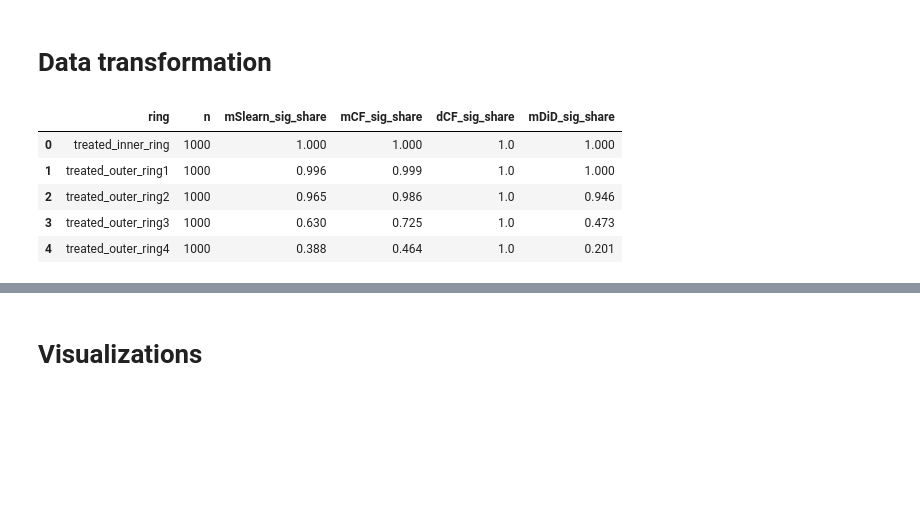
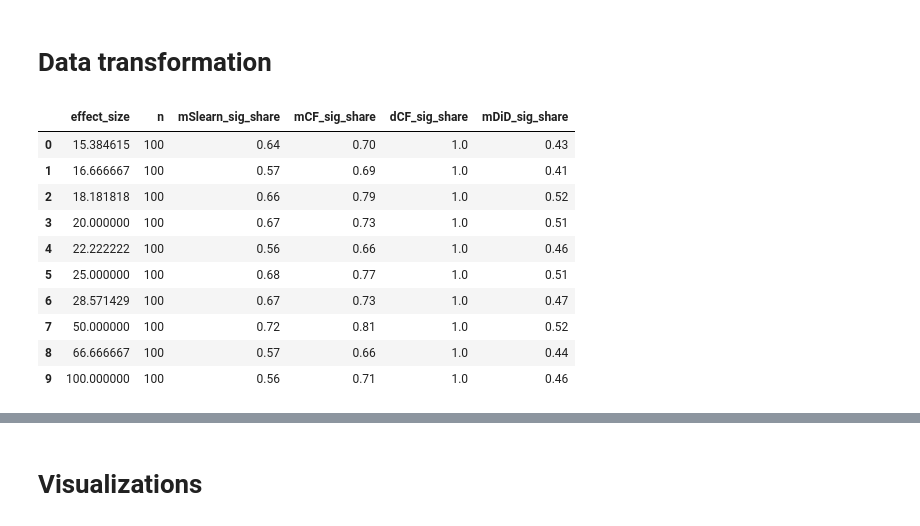
Before and after one commit to Andrew10MAIN/causal_ML_with_spilovers_of_treatment, a Jupyter notebook: 05_results/02_visualization/results_visualizations.ipynb, the cells around one changed output, grey strips where cells are left out. Drawn from its saved outputs; the diff is of its cells as text; code cells hidden in the pictures; blank space fills up the shorter version.

Commit message:
visualizations of results

```diff
--- a/05_results/02_visualization/results_visualizations.ipynb
+++ b/05_results/02_visualization/results_visualizations.ipynb
@@ -55,12 +67,29 @@ df_sig, df_flagged = compute_significance_share(
     parameter_col="ring",
     model_dict=model_dict
 )
+
+df_sig2, df_flagged2 = compute_significance_share(
+    df=df_results[df_results['ring'] == 'treated_inner_ring'],
+    parameter_col="effect_size",
+    model_dict=model_dict
+)
+
+df_sig3, df_flagged3 = compute_significance_share(
+    df=df_results[df_results['ring'] == 'treated_outer_ring3'],
+    parameter_col="effect_size",
+    model_dict=model_dict
+)
 # %%
-df_sig
+df_sig3
 # %% [output]
-|  | ring | n | mSlearn_sig_share | mCF_sig_share | dCF_sig_share | mDiD_sig_share |
-| 0 | treated_inner_ring | 1000 | 1.000 | 1.000 | 1.0 | 1.000 |
-| 1 | treated_outer_ring1 | 1000 | 0.996 | 0.999 | 1.0 | 1.000 |
-| 2 | treated_outer_ring2 | 1000 | 0.965 | 0.986 | 1.0 | 0.946 |
-| 3 | treated_outer_ring3 | 1000 | 0.630 | 0.725 | 1.0 | 0.473 |
-| 4 | treated_outer_ring4 | 1000 | 0.388 | 0.464 | 1.0 | 0.201 |
+|  | effect_size | n | mSlearn_sig_share | mCF_sig_share | dCF_sig_share | mDiD_sig_share |
+| 0 | 15.384615 | 100 | 0.64 | 0.70 | 1.0 | 0.43 |
+| 1 | 16.666667 | 100 | 0.57 | 0.69 | 1.0 | 0.41 |
+| 2 | 18.181818 | 100 | 0.66 | 0.79 | 1.0 | 0.52 |
+| 3 | 20.000000 | 100 | 0.67 | 0.73 | 1.0 | 0.51 |
+| 4 | 22.222222 | 100 | 0.56 | 0.66 | 1.0 | 0.46 |
+| 5 | 25.000000 | 100 | 0.68 | 0.77 | 1.0 | 0.51 |
+| 6 | 28.571429 | 100 | 0.67 | 0.73 | 1.0 | 0.47 |
+| 7 | 50.000000 | 100 | 0.72 | 0.81 | 1.0 | 0.52 |
+| 8 | 66.666667 | 100 | 0.57 | 0.66 | 1.0 | 0.44 |
+| 9 | 100.000000 | 100 | 0.56 | 0.71 | 1.0 | 0.46 |
```
Also changed, not shown: parts of 3 cells of this notebook.
